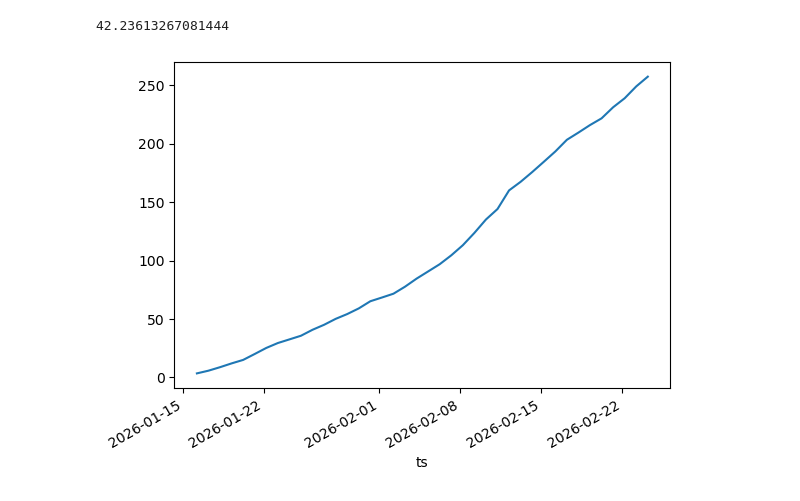
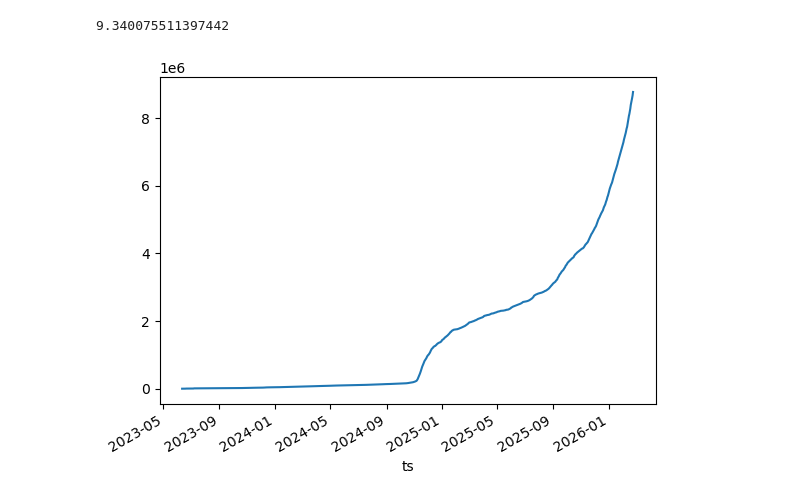
Before and after one commit to MaxCoppa/MLOps-Prediction-Market, a Jupyter notebook: 0_broad_univ.ipynb, the cells around one changed output. Drawn from its saved outputs; the diff is of its cells as text; code cells hidden in the pictures.

```diff
--- a/0_broad_univ.ipynb
+++ b/0_broad_univ.ipynb
@@ -49,13 +38,13 @@ tickers_list = list(tickers_timing_data_filtered.index.unique())
 # %%
 # Configuration temporelle
-end_ts = int(datetime.now().timestamp())
-start_ts = int((datetime.now() - timedelta(days=50)).timestamp())
-interval = 1440 # 1 jour en minutes
+end_ts = int((datetime.now() - timedelta(days=1)).timestamp())
+start_ts = int((datetime.now() - timedelta(days=1000)).timestamp())
+interval = 1440
 
 url = "https://api.elections.kalshi.com/trade-api/v2/markets/candlesticks"
 
 all_candles = {}
-batch_size = 100
+batch_size = 10
 
 # Boucle par lots de 100 tickers
 for i in tqdm(range(0, len(tickers_list), batch_size)):
@@ -100,14 +89,14 @@ processed_df['dollar_volume'] = df['volume'] * df['mean_dollars']
 processed_df['mean_dev'] = (df['close_dollars'] - df['mean_dollars']) / df['mean_dollars']
 # %%
 lagged_frames = [
-    processed_df.groupby(level=0).shift(i).add_suffix(f'_Lagged_{i}')
+    processed_df.groupby(level=1).shift(i).add_suffix(f'_Lagged_{i}')
     for i in range(4)
 ]
 
 # Concatenate horizontally to get the final feature set
 df_lagged = pd.concat(lagged_frames, axis=1)
 # %%
-y = df_lagged["return_Lagged_0"]
-X = df_lagged.loc[:, ~df_lagged.columns.str.contains("0")]
+y = df_lagged["return_Lagged_0"].dropna()
+X = df_lagged.loc[:, ~df_lagged.columns.str.contains("0")].loc[y.index]
 # %%
 import lightgbm as lgb
@@ -162,7 +170,9 @@ pnl_mat = final_df['pnl'].to_frame().reset_index().pivot(index = "ts", columns =
 # %%
-pnl = pnl_mat.mean(1)
-pnl.cumsum().plot()
-np.sqrt(365)*pnl.mean()/pnl.std()
+raw_pnl_mat = final_df.reset_index().pivot(index = "ts", columns = "ticker", values = "raw_pnl").sum(1)
+norm_pnl_mat = final_df.reset_index().pivot(index = "ts", columns = "ticker", values = "norm_pnl").sum(1)
-# %% [output]
-42.23613267081444
-[figure, removed]
+# %%
+raw_pnl_mat.cumsum().plot()
+16*raw_pnl_mat.mean()/raw_pnl_mat.std()
+# %% [output]
+9.340075511397442
+[figure, added]
```
Also changed, not shown: parts of 7 cells of this notebook, 4 other files.
